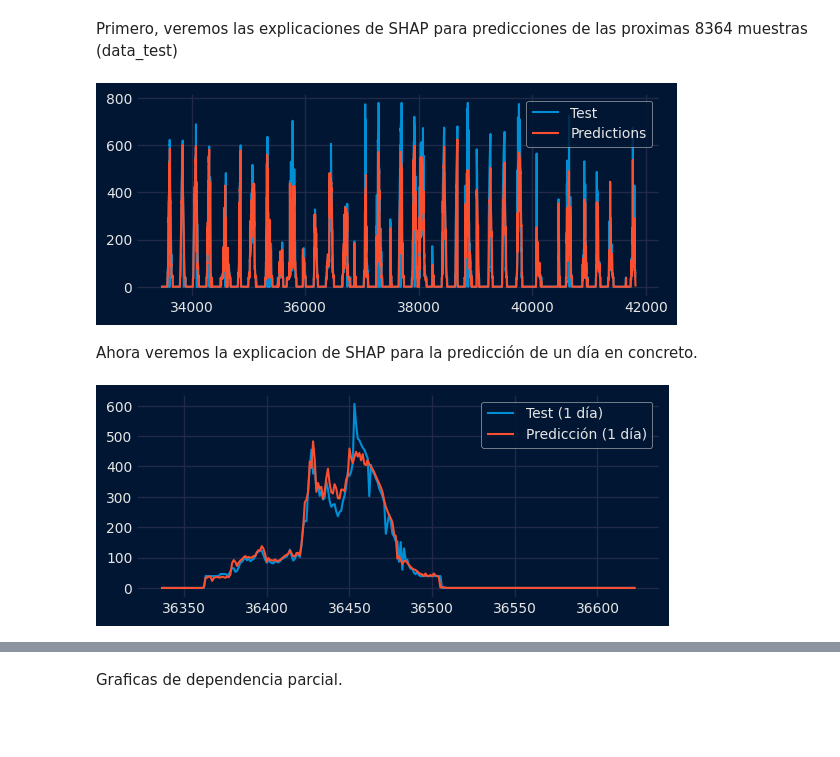
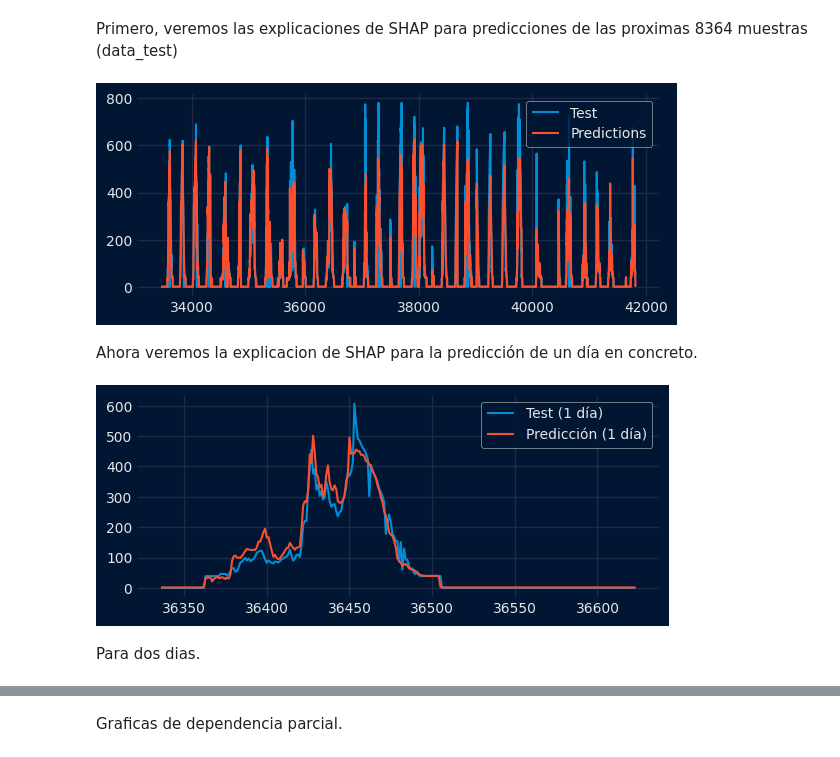
Before and after one commit to GuilleBlancoUC/TFG---IA-DE-PREDICCION-FOTOVOLTAICA, a Jupyter notebook: 3 - Código/ForescastCTC.ipynb, the cells around one changed output, grey strips where cells are left out. Cells and saved outputs as stored; diff of their text form; code cells hidden in the pictures; blank space fills up the shorter version.

```diff
--- a/3 - Código/ForescastCTC.ipynb
+++ b/3 - Código/ForescastCTC.ipynb
@@ -129,6 +138,6 @@ plt.show()
 El primer paso es crear el forecaster.
 # %%
 forecaster = ForecasterRecursive(
-    estimator = XGBRegressor(learning_rate = 0.01, max_depth = 9, n_estimators = 900, subsample = 0.6),
+    estimator = XGBRegressor(learning_rate = 0.01, max_depth = 9, n_estimators = 400, subsample = 0.6, random_state = 42),
     lags = 7
 )
@@ -137,2 +143,0 @@ Entrenamos el forecaster
-# %%
-forecaster.fit(y=data_train['Power_gen'], exog=data_train[exogenas])
@@ -138,0 +146,5 @@ forecaster.fit(y=data_train['Power_gen'], exog=data_train[exogenas])
+# %%
+X_test, y_test = forecaster.create_train_X_y(y=test_scaled['Power_gen'], exog=test_scaled[exogenas])
+X_train, y_train = forecaster.create_train_X_y(y=train_scaled['Power_gen'], exog=train_scaled[exogenas])
+
+forecaster.fit(y=train_scaled['Power_gen'], exog=train_scaled[exogenas])
@@ -232,31 +264,34 @@ plt.show()
 # %% [markdown]
 Primero, veremos las explicaciones de SHAP para predicciones de las proximas 8364 muestras (data_test)
 # %%
-pred = forecaster.predict(steps=len(data_test), exog=data_test[exogenas])
+pred = forecaster.predict(steps=len(test_scaled), exog=test_scaled[exogenas])
+
 set_dark_theme()
 fig, ax = plt.subplots(figsize=(6, 2.5))
-data_test['Power_gen'].plot(ax=ax, label='Test')
+test_scaled['Power_gen'].plot(ax=ax, label='Test')
 pred.plot(ax=ax, label='Predictions', linestyle='-')
 ax.set_xlabel(None)
 ax.legend()
 plt.show()
 # %% [output]
-[figure, old version]
+[figure, new version]
 # %% [markdown]
 Ahora veremos la explicacion de SHAP para la predicción de un día en concreto.
 # %%
 pasos_dia = 24 * 60 // 5   #288
 
 #Ahora recorta solo un día para graficar
-idx_ini = 10*pasos_dia #dia en concreto
-y_real_dia = data_test['Power_gen'].iloc[idx_ini:idx_ini + pasos_dia]
+idx_ini = 10 * pasos_dia #dia en concreto
+y_real_dia = test_scaled['Power_gen'].iloc[idx_ini:idx_ini + pasos_dia]
 pred_dia   = pred.iloc[idx_ini:idx_ini + pasos_dia]
 
 fig, ax = plt.subplots(figsize=(6, 2.5))
 y_real_dia.plot(ax=ax, label='Test (1 día)')
 pred_dia.plot(ax=ax, label='Predicción (1 día)', linestyle='-')
 ax.set_xlabel(None)
 ax.legend()
 plt.show()
 # %% [output]
-[figure, old version]
+[figure, new version]
+# %% [markdown]
+Para dos dias.
```
Also changed, not shown: parts of 20 cells of this notebook, 6 other files.
